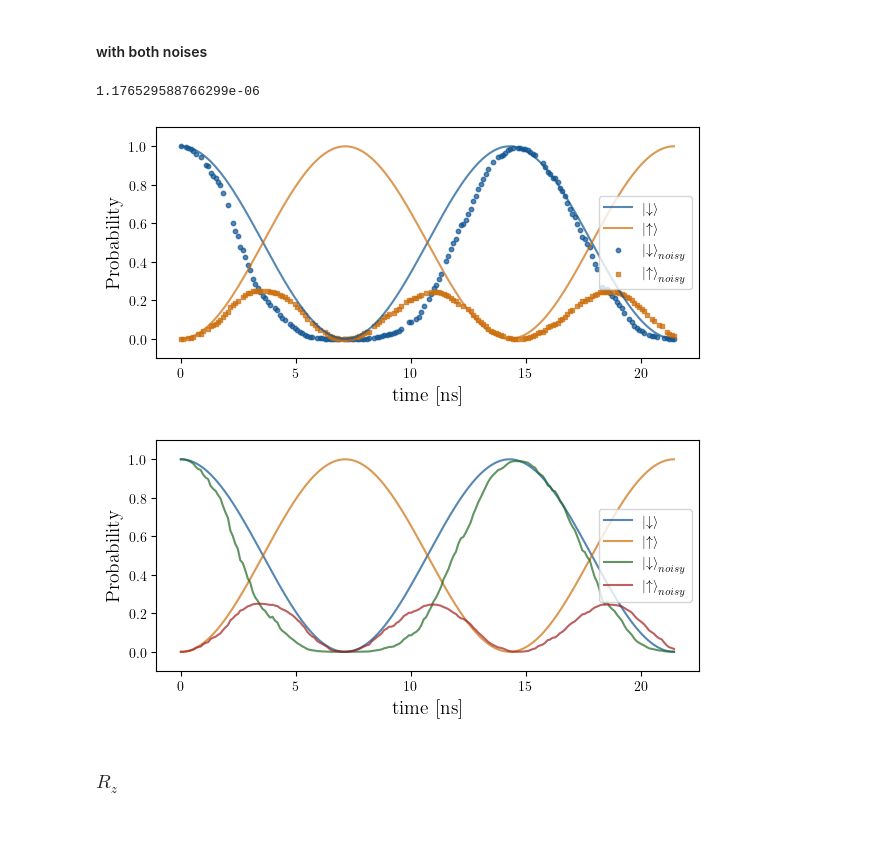
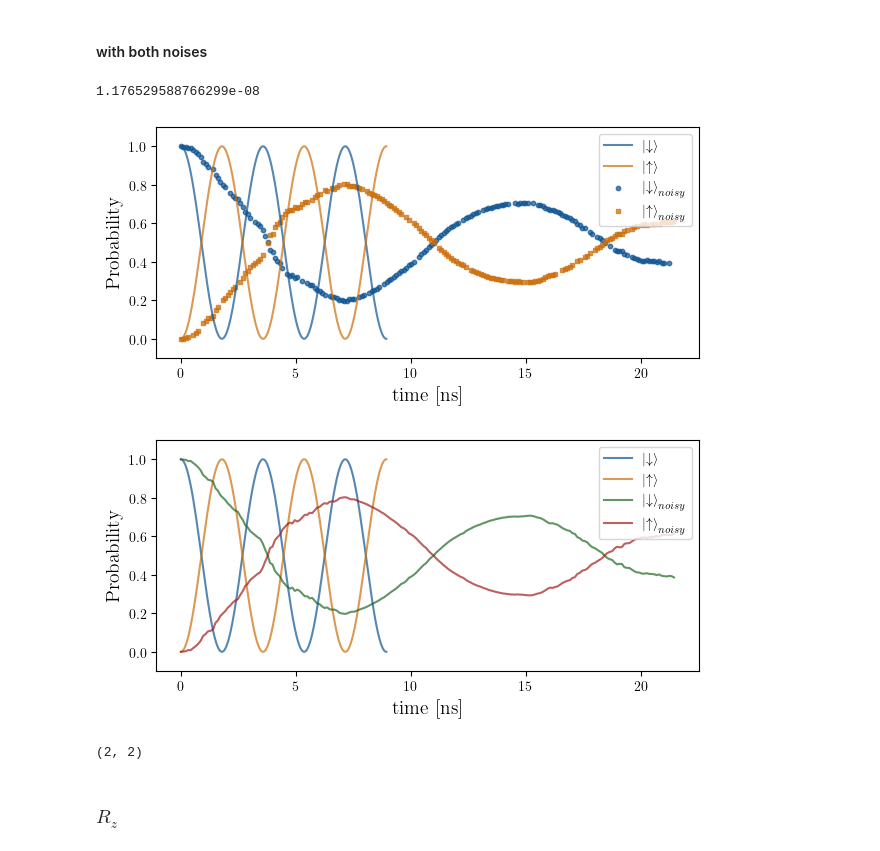
Before and after one commit to 6arlos6/QML_with_spins_using_DRU_algorithm, a Jupyter notebook: test_4_quantum_processor_model_with_noise.ipynb, the cells around one changed output. Drawn from its saved outputs; the diff is of its cells as text; code cells hidden in the pictures.

```diff
--- a/test_4_quantum_processor_model_with_noise.ipynb
+++ b/test_4_quantum_processor_model_with_noise.ipynb
@@ -166,7 +167,7 @@ plot_excharges(procesor_1, out, index=2, ry_tf =False, nick_name="Rx",  path_to_
 ket_0 = basis(2, 0)
 
 # Def procesador
-procesor_1 = Quantum_Spin_Proces(n_points_pulse_Ri = 1000, nf=4)
+procesor_1 = Quantum_Spin_Proces(n_points_pulse_Ri = 1000, nf=4, save_time_values=True)
 
 # ANGULO:
 alpha = 3*np.pi
@@ -184,6 +185,14 @@ probability_0 = [np.abs(state_0 @ state)[0][0]**2 for state in get_statest]
 # P1
 state_1 = np.array([[0, 1]])
 probability_1 = [np.abs(state_1 @ state)[0][0]**2 for state in get_statest]
+
+
+list_states_overlap = [np.array([[1, 0]]),
+                       np.array([[0, 1]])]
+
+t, m = measure_compuse_states_2q(procesor_1, list_states_overlap)
+probability_0 = m[0]
+probability_1 = m[1]
 # %% [markdown]
 #### with noise coherent
 # %%
@@ -331,8 +385,8 @@ plt.show()
 ket_0 = basis(2, 0)
 
 # Def procesador
-T2c = 2.3e-6
-T2start = 102e-6
+T2c = 2.3e-8
+T2start = 102e-8
 T1c = calculate_T1(T2c, T2start)
 print(T1c)
 
@@ -350,46 +404,53 @@ get_statest = [state.full() for state in out.states]
 # Measure:
 # P0
 state_0 = np.array([[1, 0]])
-probability_0_noisy_cq = [np.abs(state_0 @ state)[0][0]**2 for state in get_statest]
+# probability_0_noisy_q = [np.abs(state_0 @ state)[0][0]**2 for state in get_statest]
+probability_0_noisy_cq = [np.abs((state_0 @ state @ state_0.T)[0][0]) for state in get_statest]
+
 # P1
 state_1 = np.array([[0, 1]])
-probability_1_noisy_cq = [np.abs(state_1 @ state)[0][0]**2 for state in get_statest]
+# probability_1_noisy_q = [np.abs(state_1 @ state)[0][0]**2 for state in get_statest]
+probability_1_noisy_cq = [np.abs((state_1 @ state @ state_1.T)[0][0]) for state in get_statest]
 
 # plot measure:
 fig, ax = plt.subplots(figsize=(7, 3))
 plt.rcParams['font.family'] = 'Times New Roman'
 plot_measure_continuous(ax, t, probability_0, 0, 'downarrow')
 plot_measure_continuous(ax, t, probability_1, 1, 'uparrow')
 plot_measure_scatter(ax, t_noisy_cq, probability_0_noisy_cq,0,  'downarrow', N=Npoints-25, random_seed=42, tf_noise = True)
 plot_measure_scatter(ax, t_noisy_cq, probability_1_noisy_cq, 1, 'uparrow', N=Npoints-25, random_seed=42, tf_noise = True)
 ax.set_ylabel(rf'Probability', fontsize=14)
 ax.set_xlabel(r'time [ns]', fontsize=14)
 ax.set_ylim(-0.1, 1.1)
 ax.legend()
 path_to_save_img = os.path.join("results_of_test","test_4","probability_Rx_with_both_noise.pdf")
 plt.savefig(path_to_save_img , format='pdf', bbox_inches = 'tight')
 plt.show()
 
 
 
 
 fig, ax = plt.subplots(figsize=(7, 3))
 plt.rcParams['font.family'] = 'Times New Roman'
 plot_measure_continuous(ax, t, probability_0, 0, 'downarrow')
 plot_measure_continuous(ax, t, probability_1, 1, 'uparrow')
 plot_measure_continuous(ax, t_noisy_cq, probability_0_noisy_cq, 2, 'downarrow', tf_noise = True)
 plot_measure_continuous(ax, t_noisy_cq, probability_1_noisy_cq, 3, 'uparrow', tf_noise = True)
 ax.set_ylabel(rf'Probability', fontsize=14)
 ax.set_xlabel(r'time [ns]', fontsize=14)
 ax.set_ylim(-0.1, 1.1)
 ax.legend()
 path_to_save_img = os.path.join("results_of_test","test_4","probability_Rx_with_both_noise.pdf")
 plt.savefig(path_to_save_img , format='pdf', bbox_inches = 'tight')
 plt.show()
 # %% [output]
-1.176529588766299e-06
+1.176529588766299e-08
-[figure, old version]
+[figure, new version]
-[figure, old version]
+[figure, new version]
+# %%
+get_statest[0].shape
+# %% [output]
+(2, 2)
 # %% [markdown]
 ### $R_z$
 # %%
```
Also changed, not shown: parts of 7 cells of this notebook, 21 other files.
